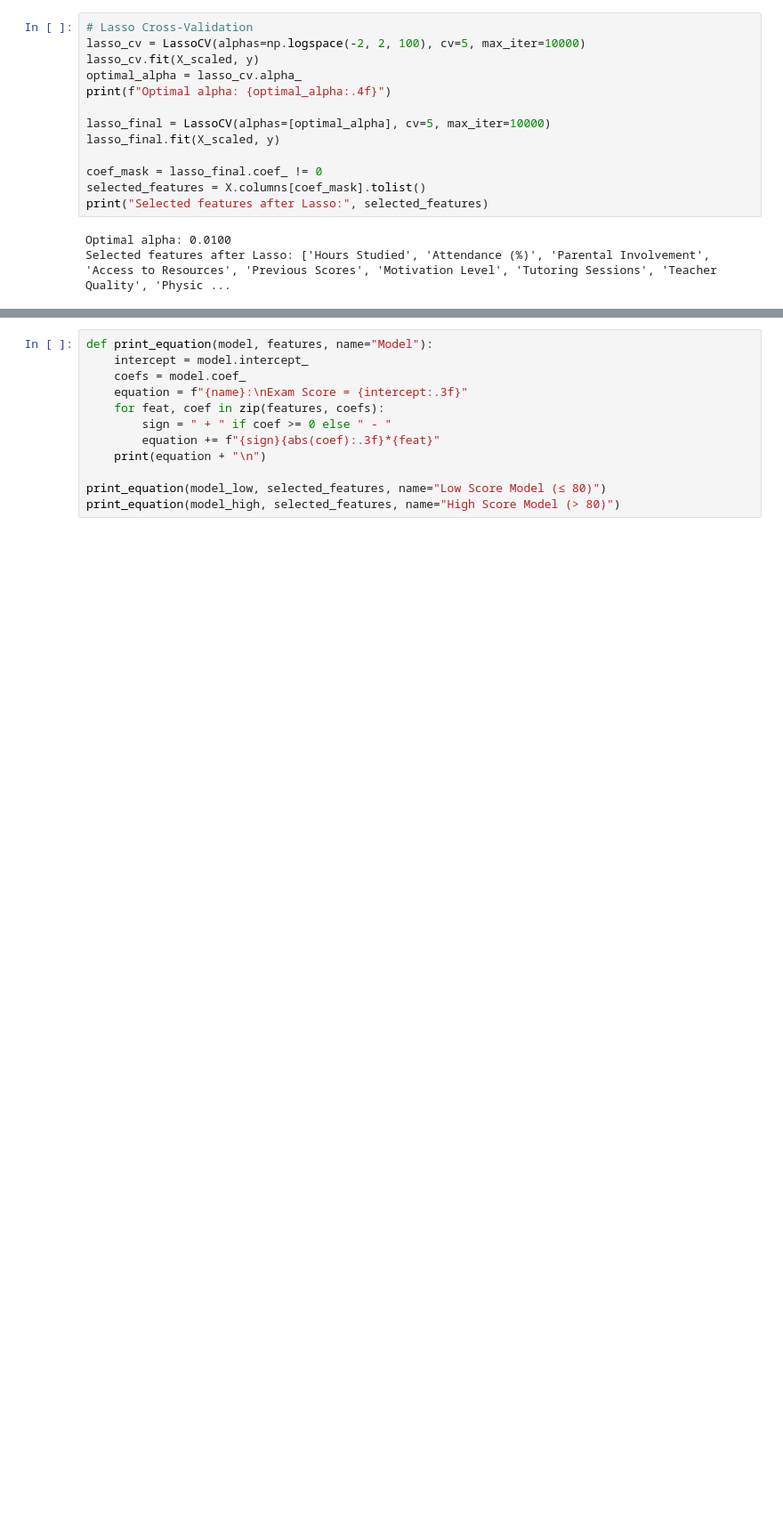
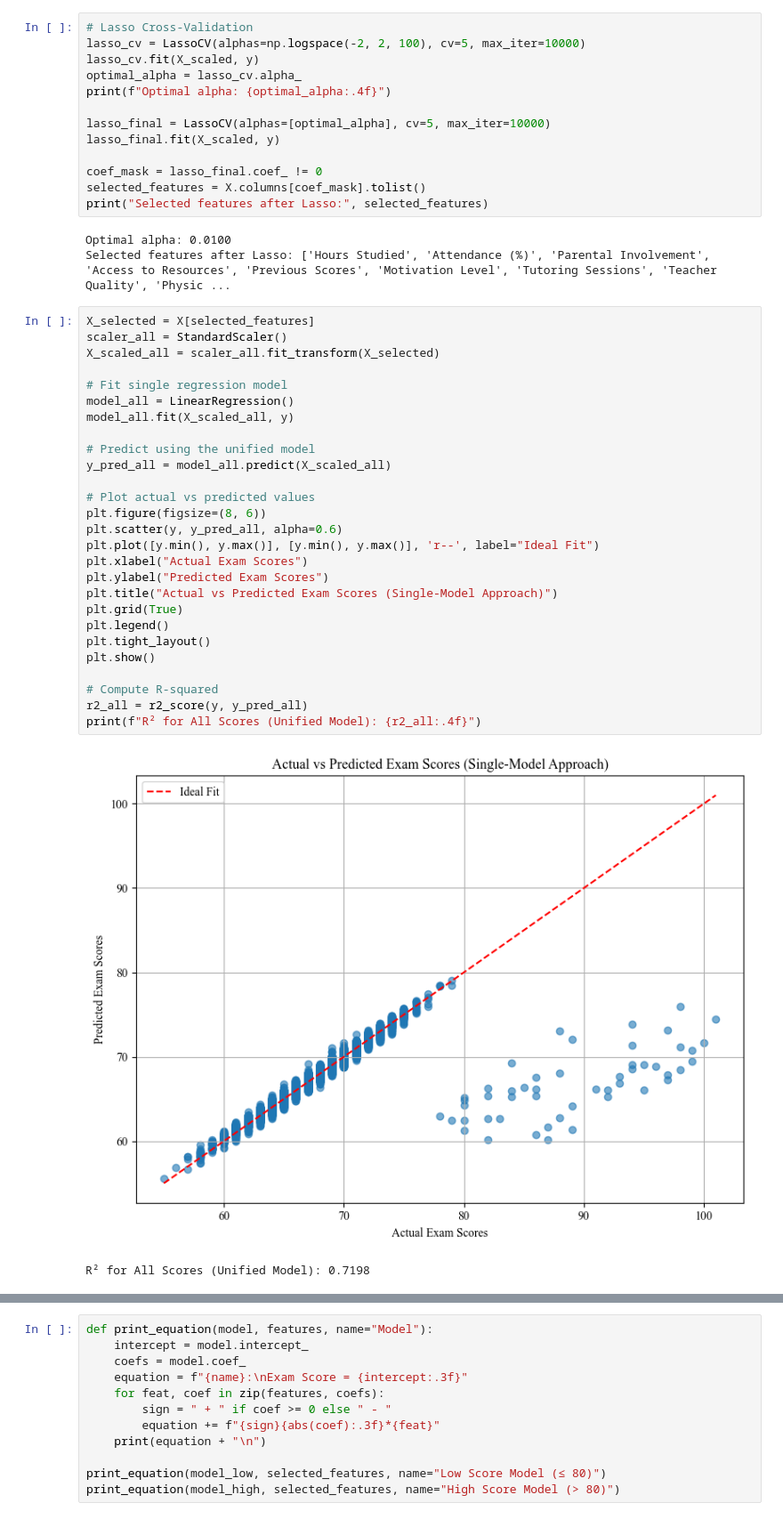
Before and after one commit to Tahvia127/119-Group-Project, a Jupyter notebook: Project_Notebook.ipynb, the cells around one changed output, grey strips where cells are left out. Shown at 89% size. Drawn from its saved outputs; the diff is of its cells as text; blank space fills up the shorter version.

```diff
--- a/Project_Notebook.ipynb
+++ b/Project_Notebook.ipynb
@@ -500,4 +500,34 @@ print("Selected features after Lasso:", selected_features)
 # %% [output]
 Optimal alpha: 0.0100
 Selected features after Lasso: ['Hours Studied', 'Attendance (%)', 'Parental Involvement', 'Access to Resources', 'Previous Scores', 'Motivation Level', 'Tutoring Sessions', 'Teacher Quality', 'Physic ...
+# %%
+X_selected = X[selected_features]
+scaler_all = StandardScaler()
+X_scaled_all = scaler_all.fit_transform(X_selected)
+
+# Fit single regression model
+model_all = LinearRegression()
+model_all.fit(X_scaled_all, y)
+
+# Predict using the unified model
+y_pred_all = model_all.predict(X_scaled_all)
+
+# Plot actual vs predicted values
+plt.figure(figsize=(8, 6))
+plt.scatter(y, y_pred_all, alpha=0.6)
+plt.plot([y.min(), y.max()], [y.min(), y.max()], 'r--', label="Ideal Fit")
+plt.xlabel("Actual Exam Scores")
+plt.ylabel("Predicted Exam Scores")
+plt.title("Actual vs Predicted Exam Scores (Single-Model Approach)")
+plt.grid(True)
+plt.legend()
+plt.tight_layout()
+plt.show()
+
+# Compute R-squared
+r2_all = r2_score(y, y_pred_all)
+print(f"R² for All Scores (Unified Model): {r2_all:.4f}")
+# %% [output]
+[figure, added]
+R² for All Scores (Unified Model): 0.7198
 # %%
```
Also changed, not shown: parts of 2 cells of this notebook.
